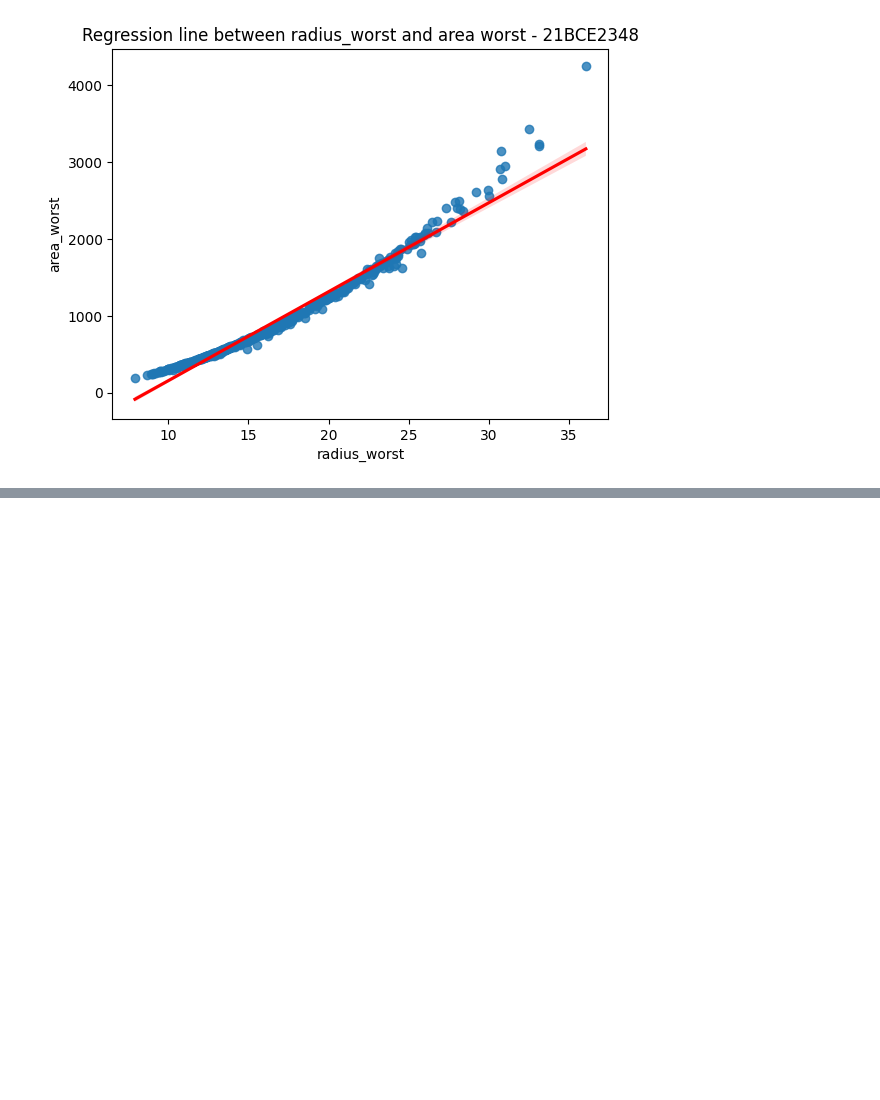
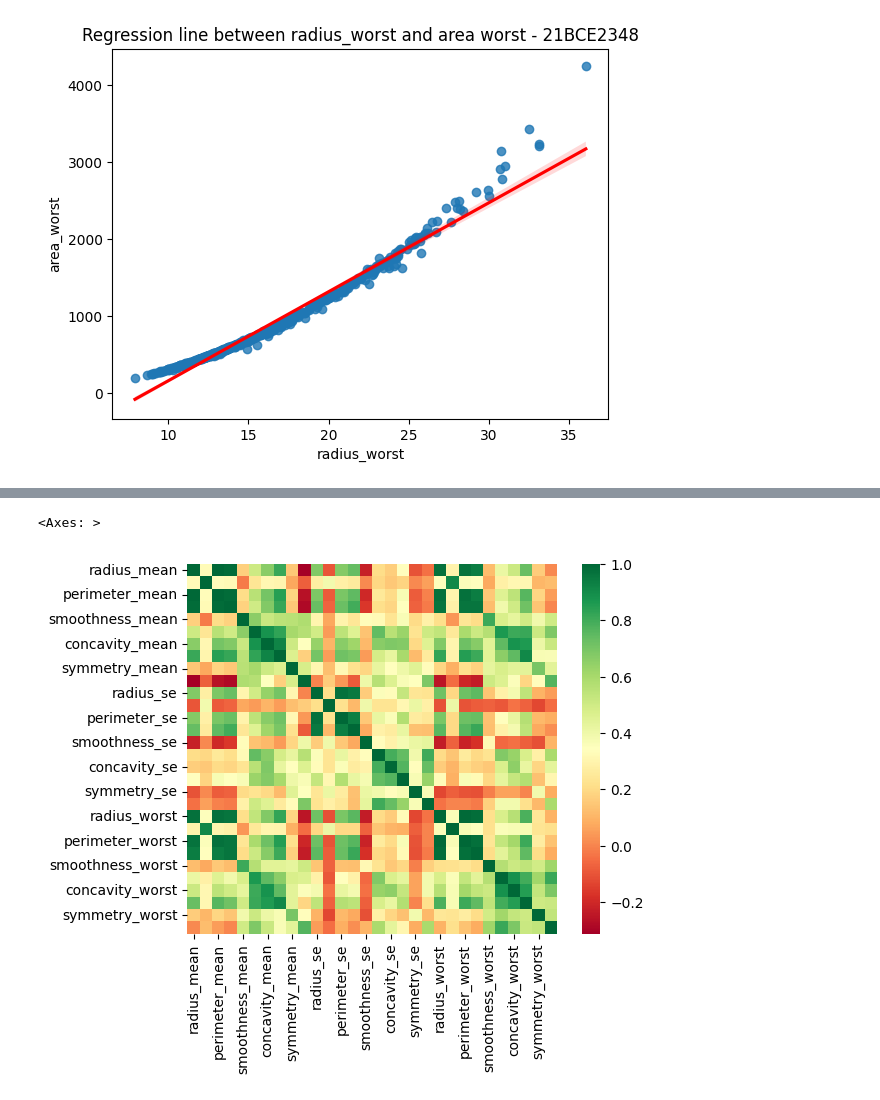
Before and after one commit to Akash-Shaji/EDA_Theory_DA, a Jupyter notebook: EDA_Theory_DA.ipynb, the cells around one changed output, grey strips where cells are left out. Saved outputs shown, nothing was run; the diff lists cells and outputs as text; code cells hidden in the pictures; blank space fills up the shorter version.

```diff
--- a/EDA_Theory_DA.ipynb
+++ b/EDA_Theory_DA.ipynb
@@ -499,0 +617,5 @@ plt.show()
+# %%
+sns.heatmap(numerical_columns.corr(), square=True, cmap='RdYlGn')
+# %% [output]
+<Axes: >
+[figure, added]
```
Also changed, not shown: parts of 23 cells of this notebook.
